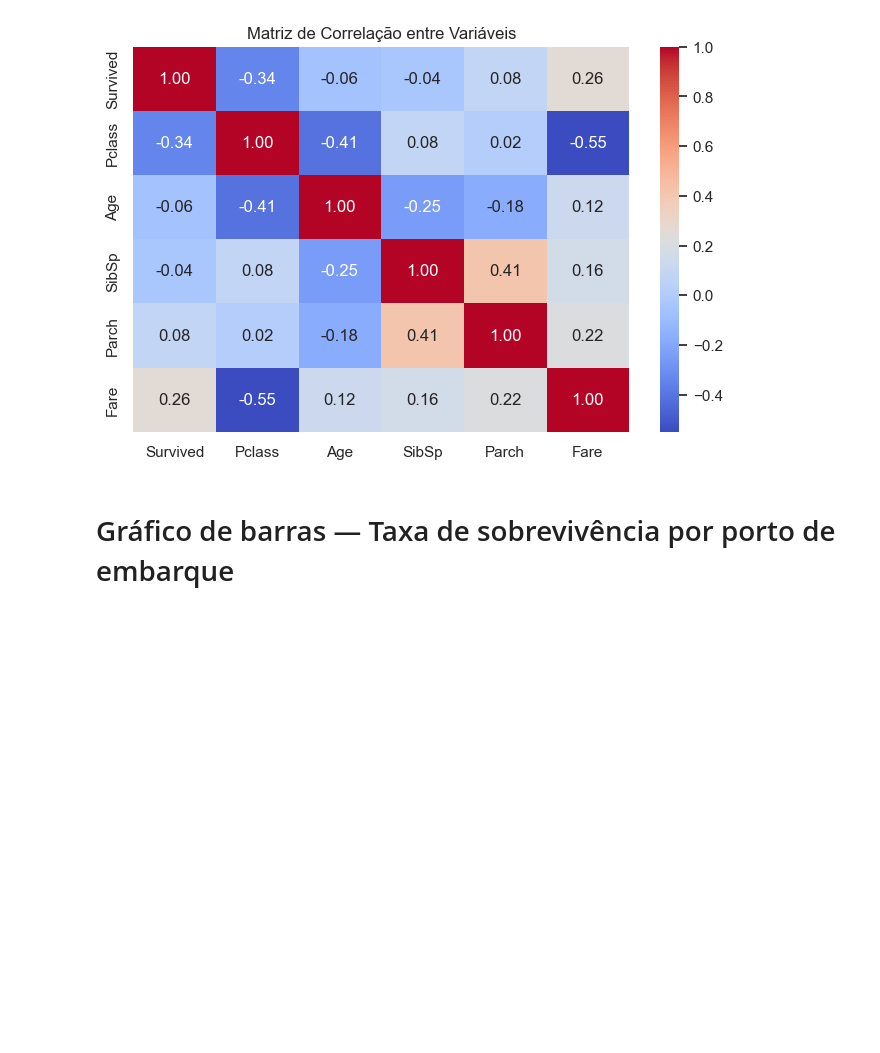
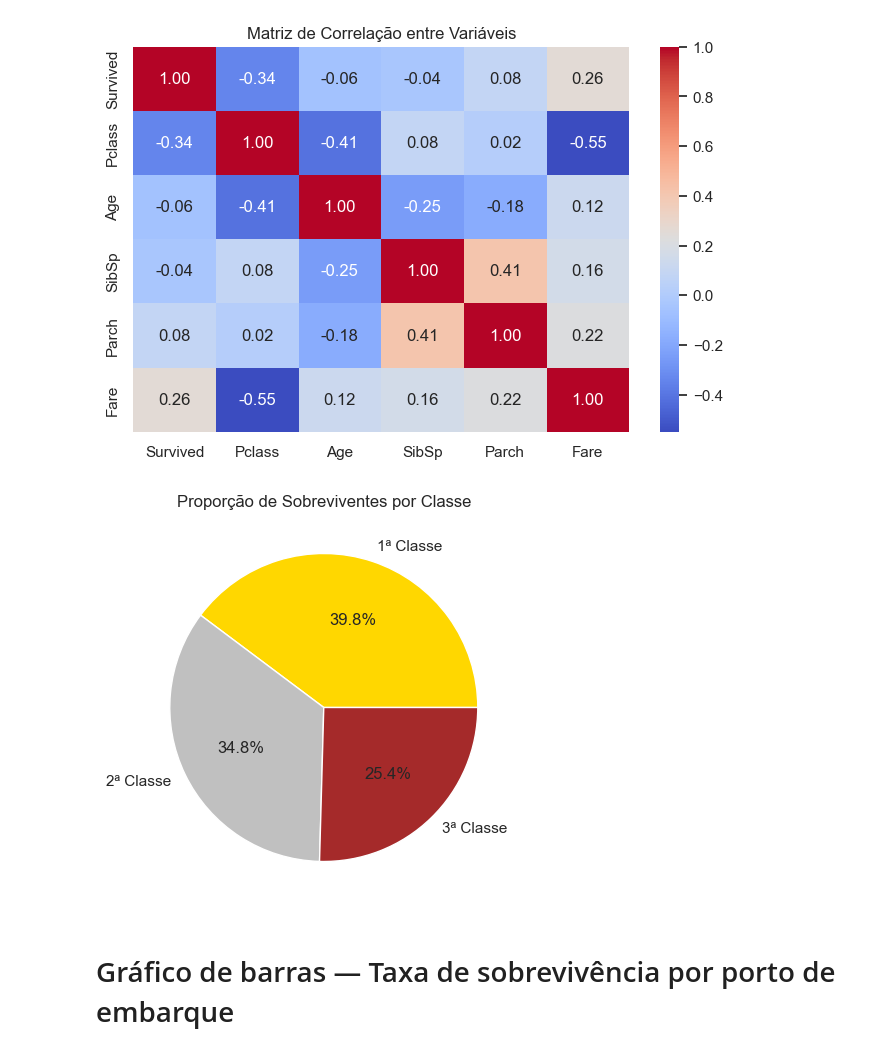
Before and after one commit to Mayk-Gabriel/Mayk, a Jupyter notebook: Pre-processamento de dados titanic.ipynb, the cells around one changed output. Drawn from its saved outputs; the diff is of its cells as text; code cells hidden in the pictures; blank space fills up the shorter version.

```diff
--- a/Pre-processamento de dados titanic.ipynb
+++ b/Pre-processamento de dados titanic.ipynb
@@ -206,6 +217,18 @@ plt.title('Matriz de Correlação entre Variáveis')
 plt.show()
 # %% [output]
 [figure]
+# %%
+sobreviventes_por_classe = df[df['Survived'] == 1]['Pclass'].value_counts()
+plt.pie(
+    sobreviventes_por_classe,
+    labels=['1ª Classe', '2ª Classe', '3ª Classe'],
+    autopct='%1.1f%%',
+    colors=['gold', 'silver', 'brown']
+)
+plt.title('Proporção de Sobreviventes por Classe')
+plt.show()
+# %% [output]
+[figure, added]
 # %% [markdown]
 # Gráfico de barras — Taxa de sobrevivência por porto de embarque
 # %%
```
Also changed, not shown: parts of 5 cells of this notebook, 1 other file.
